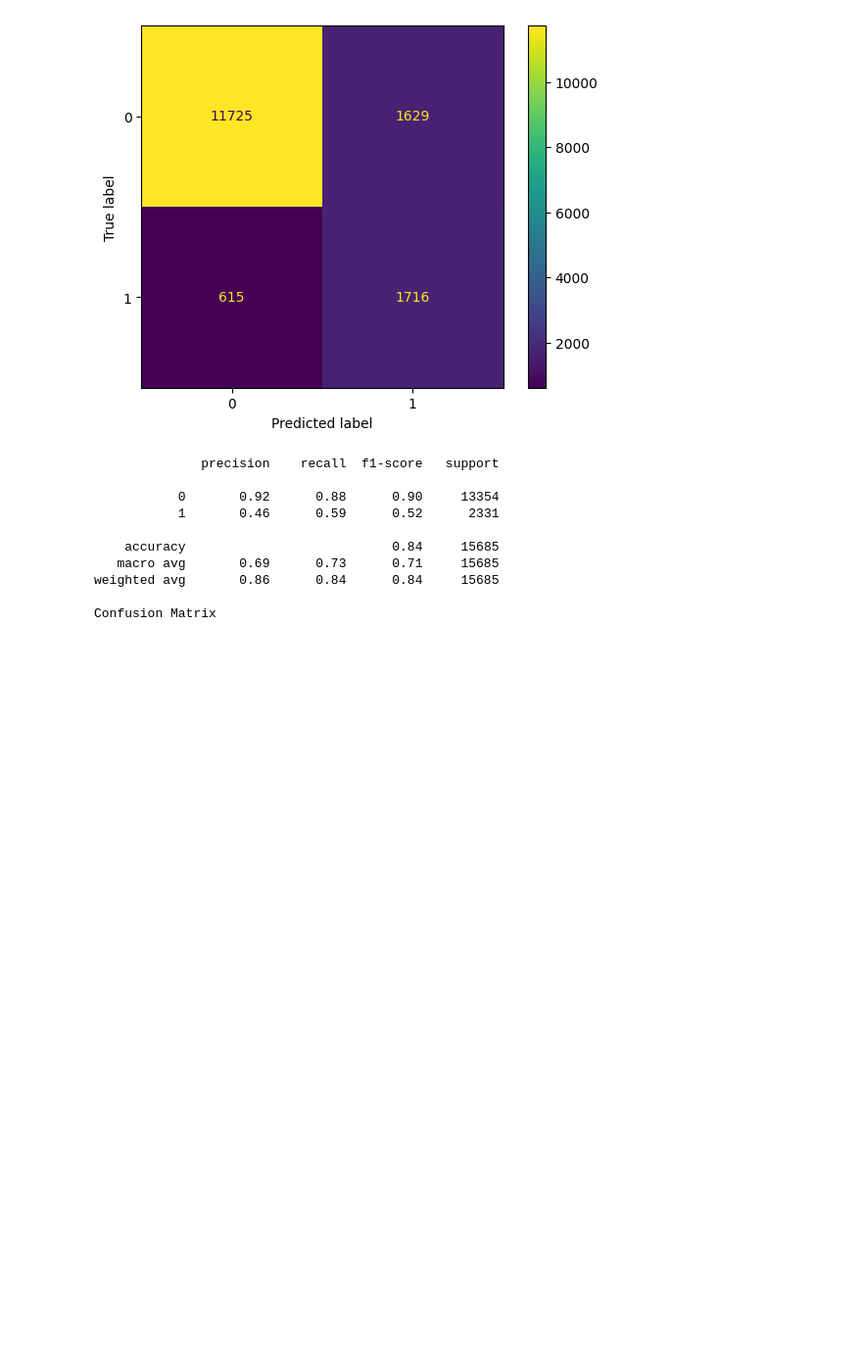
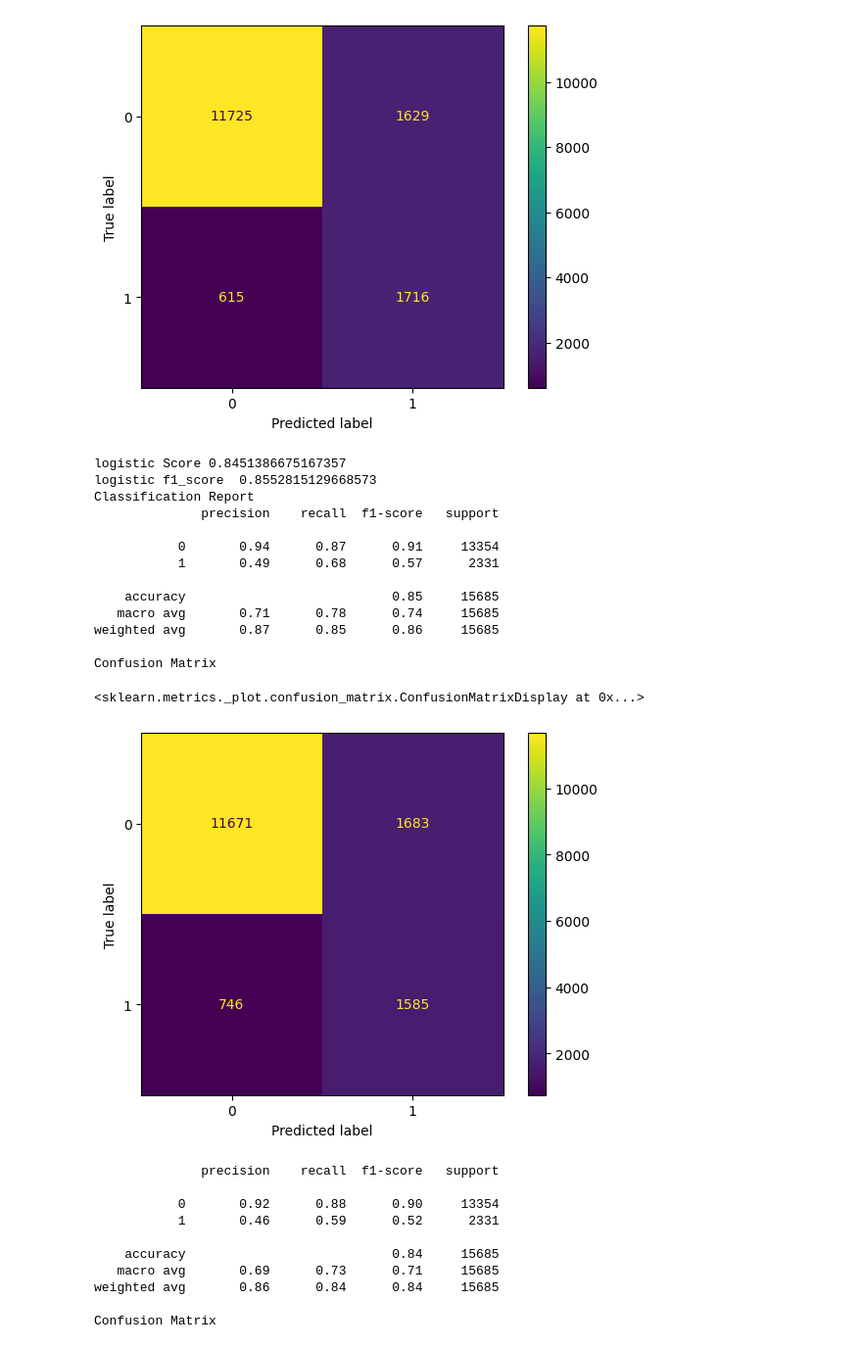
Before and after one commit to linisha04/Predict-the-Success-of-Bank-telemarketing, a Jupyter notebook: liniiiii.ipynb, the cells around one changed output. Shown at 98% size. Cells and saved outputs as stored; diff of their text form; code cells hidden in the pictures; blank space fills up the shorter version.

Commit message:
Kaggle Notebook | 22f2000254-notebook-t32024 | 66-logistic

```diff
--- a/liniiiii.ipynb
+++ b/liniiiii.ipynb
@@ -1026,31 +1026,47 @@ Confusion Matrix
 <sklearn.metrics._plot.confusion_matrix.ConfusionMatrixDisplay at 0x...>
 [figure]
 # %%
-# from sklearn.linear_model import LogisticRegression
-# # selection=random
-# rsKF=RepeatedStratifiedKFold(random_state=1)
-# log = LogisticRegression(penalty='l1', solver='saga', class_weight='balanced', random_state=1, max_iter=3000,n_jobs=-1 , C=0.01 )
+from sklearn.linear_model import LogisticRegression
+# selection=random
+rsKF=RepeatedStratifiedKFold(random_state=1)
+log = LogisticRegression(penalty='l1', solver='saga', class_weight='balanced', random_state=1, max_iter=3000,n_jobs=-1 , C=0.01 )
 
-# logistic=Pipeline([('col_transformer',col_transformer),('smote',smote),('logistic',log)])
+logistic=Pipeline([('col_transformer',col_transformer),('smote',smote),('logistic',log)])
 
-# logistic.fit(xtrain, ytrain)
+logistic.fit(xtrain, ytrain)
 
-# ypred_logistic=logistic.predict(xtest)
+ypred_logistic=logistic.predict(xtest)
 
 
 
-# print(   'logistic Score'   ,  logistic.score(xtest,ytest)  )
+print(   'logistic Score'   ,  logistic.score(xtest,ytest)  )
 
 
-# print(   'logistic f1_score '  ,     f1_score(ytest, ypred_logistic  , average='weighted')    )
+print(   'logistic f1_score '  ,     f1_score(ytest, ypred_logistic  , average='weighted')    )
 
-# print('Classification Report')
+print('Classification Report')
 
-# print(classification_report(ytest ,ypred_logistic))
+print(classification_report(ytest ,ypred_logistic))
 
-# print('Confusion Matrix')
+print('Confusion Matrix')
 
-# ConfusionMatrixDisplay.from_estimator(logistic,xtest,ytest)
+ConfusionMatrixDisplay.from_estimator(logistic,xtest,ytest)
+# %% [output]
+logistic Score 0.8451386675167357
+logistic f1_score  0.8552815129668573
+Classification Report
+              precision    recall  f1-score   support
+
+           0       0.94      0.87      0.91     13354
+           1       0.49      0.68      0.57      2331
+
+    accuracy                           0.85     15685
+   macro avg       0.71      0.78      0.74     15685
+weighted avg       0.87      0.85      0.86     15685
+
+Confusion Matrix
+<sklearn.metrics._plot.confusion_matrix.ConfusionMatrixDisplay at 0x...>
+[figure, added]
 # %%
 from sklearn.naive_bayes import GaussianNB
 from sklearn.pipeline import Pipeline
```
Also changed, not shown: parts of 1 cell of this notebook.
